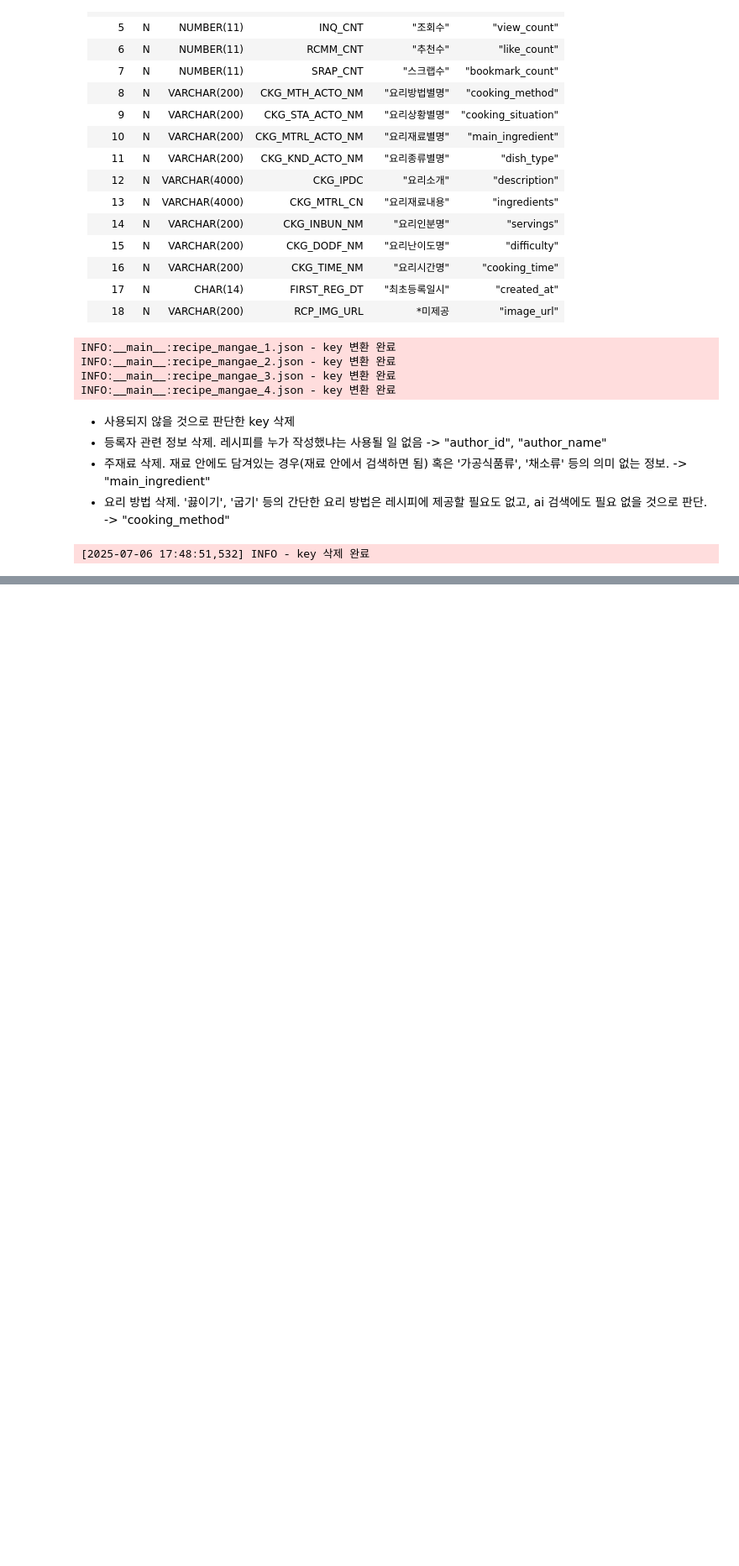
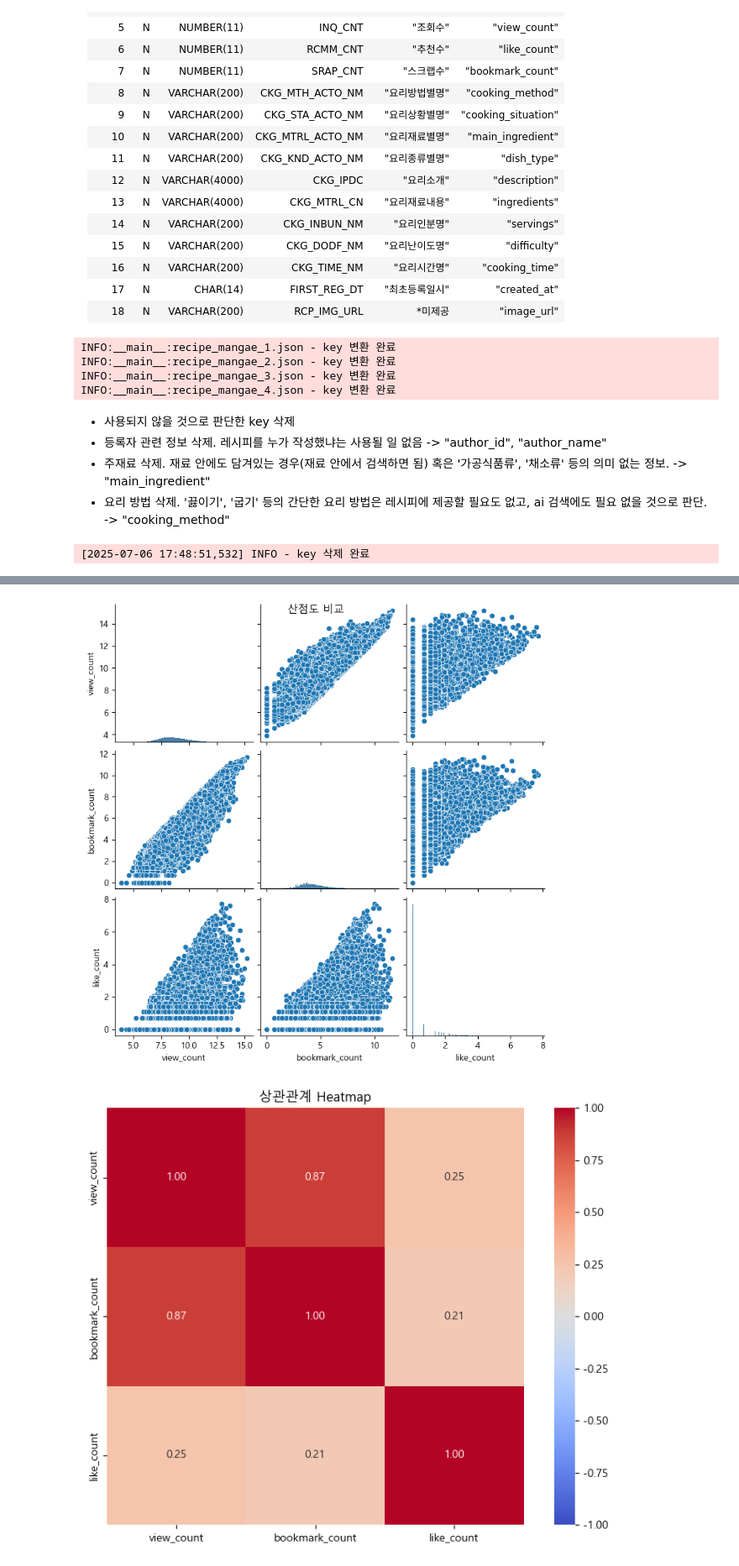
Before and after one commit to naneunyya/2506_project, a Jupyter notebook: data/recipe_mangae.ipynb, the cells around one changed output, grey strips where cells are left out. Shown at 84% size. Cells and saved outputs as stored; diff of their text form; code cells hidden in the pictures; blank space fills up the shorter version.

Commit message:
chore: 레시피 추천 score 생성/ (1/4) 데이터 분석을 통해 score key 생성. view_count, bookmark_count score의 feature로 변환 후 삭제

```diff
--- a/data/recipe_mangae.ipynb
+++ b/data/recipe_mangae.ipynb
@@ -207,0 +217,30 @@ logging.info(f"key 삭제 완료")
+# %%
+import pandas as pd
+import seaborn as sns
+import matplotlib.pyplot as plt
+
+# 한글 설정
+plt.rcParams['font.family'] = 'Malgun Gothic'
+
+# 데이터 로드
+df = pd.read_json("recipe_mangae_3.json")
+
+# 산점도 시각화
+df_log = df[["view_count", "bookmark_count", "like_count"]].copy()
+df_log = np.log1p(df_log)  # log 변환
+
+sns.pairplot(df_log)
+plt.suptitle("산점도 비교")
+plt.show()
+
+# 상관계수 확인 - Pearson
+corr = df[["view_count", "bookmark_count", "like_count"]].corr()
+
+plt.figure(figsize=(8, 6))
+sns.heatmap(corr, annot=True, fmt=".2f", cmap="coolwarm", vmin=-1, vmax=1, square=True)
+plt.title("상관관계 Heatmap")
+plt.tight_layout()
+plt.show()
+# %% [output]
+[figure, added]
+[figure, added]
```
Also changed, not shown: parts of 7 cells of this notebook, 1 other file.
